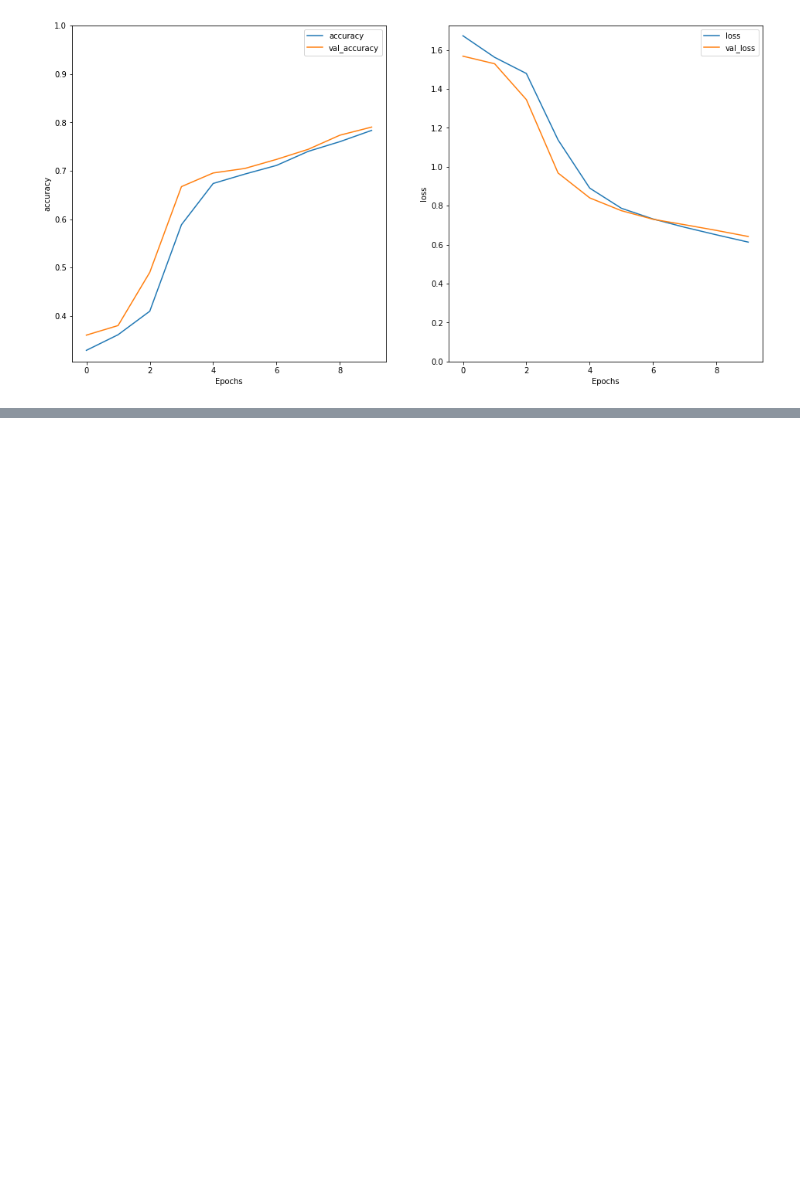
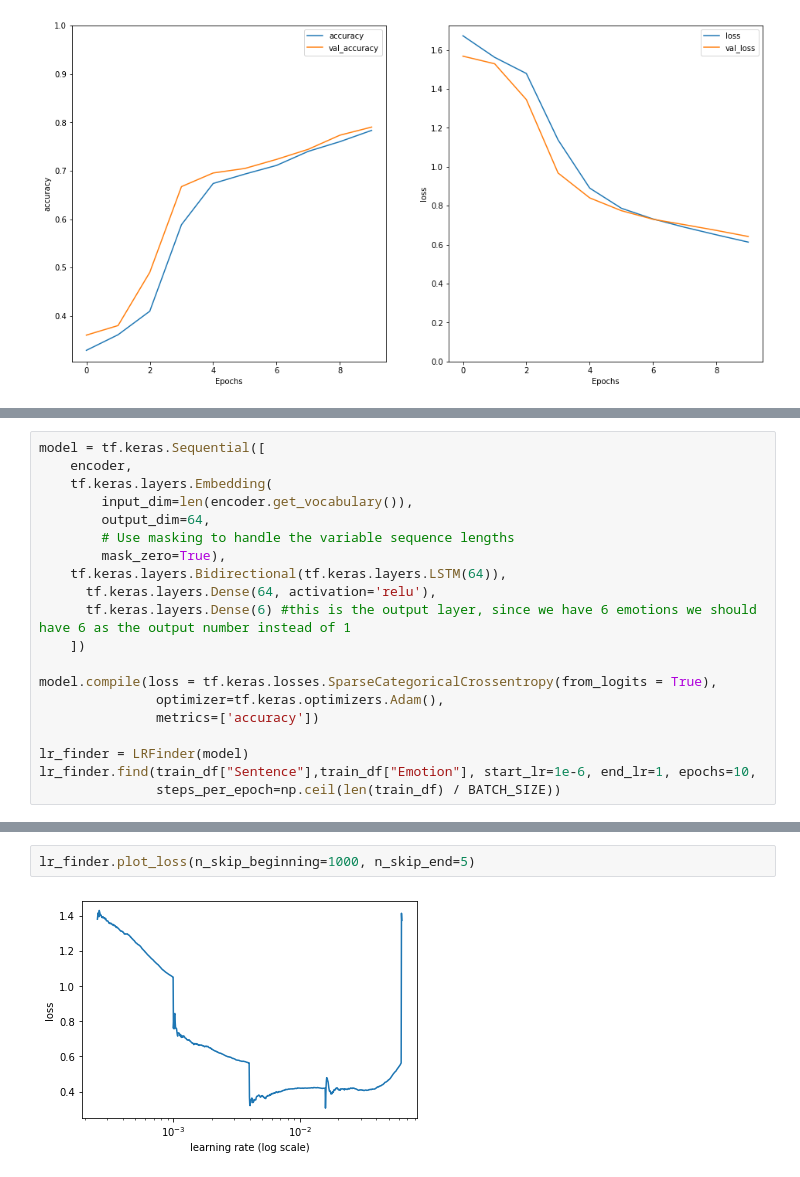
Before and after one commit to cnn22/SingerSongwriter, a Jupyter notebook: RNN_Emotions_Classification.ipynb, the cells around one changed output, grey strips where cells are left out. Drawn from its saved outputs; the diff is of its cells as text; blank space fills up the shorter version.

Commit message:
- Find the best Learning Rate for our model - Played around with different metrics (SCC, SCA, Precision, Recall, MSE)

```diff
--- a/RNN_Emotions_Classification.ipynb
+++ b/RNN_Emotions_Classification.ipynb
@@ -180,0 +199,20 @@ plt.ylim(0, None)
+# %%
+model = tf.keras.Sequential([
+    encoder,
+    tf.keras.layers.Embedding(
+        input_dim=len(encoder.get_vocabulary()),
+        output_dim=64,
+        # Use masking to handle the variable sequence lengths
+        mask_zero=True),
+    tf.keras.layers.Bidirectional(tf.keras.layers.LSTM(64)),
+      tf.keras.layers.Dense(64, activation='relu'),
+      tf.keras.layers.Dense(6) #this is the output layer, since we have 6 emotions we should have 6 as the output number instead of 1
+    ])
+
+model.compile(loss = tf.keras.losses.SparseCategoricalCrossentropy(from_logits = True),
+               optimizer=tf.keras.optimizers.Adam(),
+               metrics=['accuracy'])
+
+lr_finder = LRFinder(model)
+lr_finder.find(train_df["Sentence"],train_df["Emotion"], start_lr=1e-6, end_lr=1, epochs=10,
+               steps_per_epoch=np.ceil(len(train_df) / BATCH_SIZE))
@@ -180,0 +238,4 @@ plt.ylim(0, None)
+# %%
+lr_finder.plot_loss(n_skip_beginning=1000, n_skip_end=5)
+# %% [output]
+[figure, added]
```
Also changed, not shown: parts of 32 cells of this notebook.
